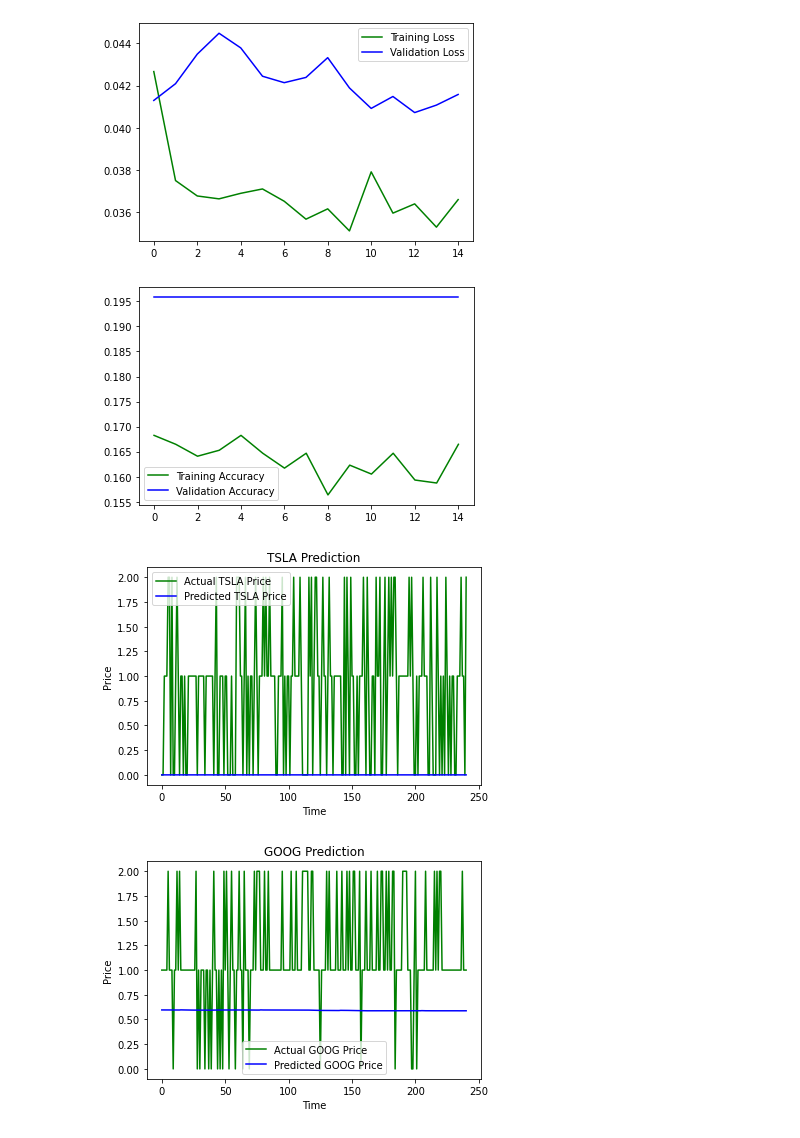
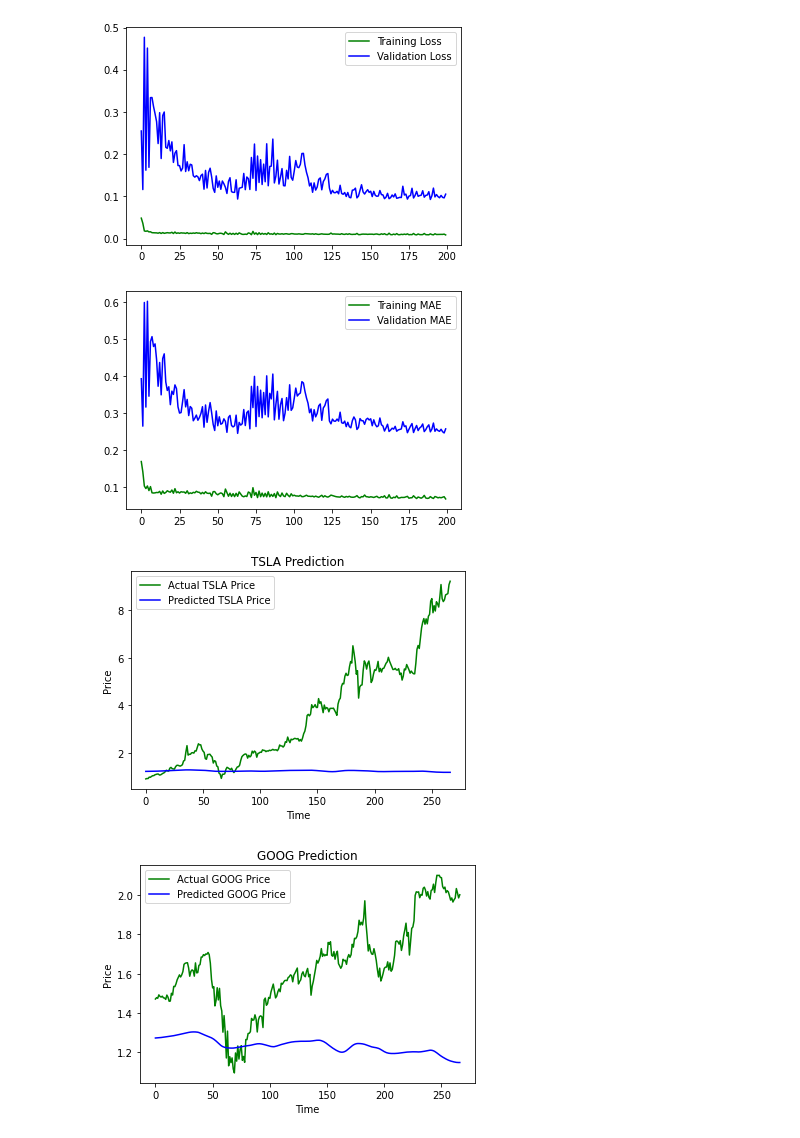
Before and after one commit to MKL0501/ML_CryptoStock_Tracking, a Jupyter notebook: Stock_Trainer.ipynb, the cells around one changed output. Cells and saved outputs as stored; diff of their text form; code cells hidden in the pictures.

```diff
--- a/Stock_Trainer.ipynb
+++ b/Stock_Trainer.ipynb
@@ -179,27 +300,32 @@ num_features = scaled_data.shape[1]
 # In[Create Model]
 
 model = Sequential([
-                    LSTM(units = 32, return_sequences = True, input_shape = (x_train.shape[1], x_train.shape[2])),
-                    Dropout(0.2),
+                    LSTM(units = 512, return_sequences = True, input_shape = (x_train.shape[1], x_train.shape[2])),
+                    Dropout(0.4),
+
+                    LSTM(units = 512, return_sequences = True),
+                    #Bidirectional(LSTM(units = 32, return_sequences = True)),
+                    Dropout(0.4),
+
+                    LSTM(units = 512, return_sequences = True),
+                    #Bidirectional(LSTM(units = 32, return_sequences = True)),
+                    Dropout(0.4),
 
                     #Bidirectional(LSTM(units = 32, return_sequences = True)),
-                    #Dropout(0.2),
+                    #Dropout(0.4),
 
-                    #Bidirectional(LSTM(units = 32, return_sequences = True)),
-                    #Dropout(0.2),
+                    LSTM(units = 512, return_sequences = False),
+                    Dropout(0.4),
 
-                    LSTM(units = 32, return_sequences = False),
-                    Dropout(0.2),
-
-                    Dense(units = len(ticker_symbols), activation='softmax')
+                    Dense(units = len(ticker_symbols), activation='linear')
                    ])
 
 model.compile(
-              #loss = 'mse',
-              loss = 'categorical_hinge',
+              loss = 'mse',
+              #loss = 'categorical_crossentropy',
               optimizer = RMSprop(learning_rate = 1e-4),
-              #metrics = ['mae']
-              metrics = ['accuracy']
+              metrics = ['mae']
+              #metrics = ['accuracy']
              )
 
 model.summary()
@@ -233,6 +358,6 @@ history = model.fit(
                     shuffle = False,
                     validation_data = (x_val, y_val),
                     validation_freq = val_freq,
-                    callbacks = [EarlyStopping(patience = wait)]
+                    #callbacks = [EarlyStopping(patience = wait)]
                    )
 # %% [output]
@@ -327,38 +432,38 @@ plt.show()
 
 #plot accuracy
 plt.plot(
 
-         history.history['accuracy'],
-         label = 'Training Accuracy',
+         history.history['mae'],
+         label = 'Training MAE',
          color = 'green',
          linestyle = 'solid'
         )
 
 plt.plot(
-         history.history['val_accuracy'],
-         label = 'Validation Accuracy',
+         history.history['val_mae'],
+         label = 'Validation MAE',
          color = 'blue',
          linestyle = 'solid'
         )
 
 plt.legend()
 plt.show()
 
 
 #plot stock predictions
 y_test_2d = y_test.reshape(y_test.shape[0], y_test.shape[2])
 y_pred = np.array(y_pred)
 
 for i in range(len(ticker_symbols)):
     plt.plot(y_test_2d[:, i], color = 'green', label = 'Actual ' + ticker_symbols[i] + ' Price')
     plt.plot(y_pred[:, i], color = 'blue', label = 'Predicted ' + ticker_symbols[i] + ' Price')
     plt.title(ticker_symbols[i] + ' Prediction')
     plt.xlabel('Time')
     plt.ylabel('Price')
     plt.legend()
     plt.show()
 # %% [output]
-[figure, old version]
+[figure, new version]
-[figure, old version]
+[figure, new version]
-[figure, old version]
+[figure, new version]
-[figure, old version]
+[figure, new version]
```
Also changed, not shown: parts of 26 cells of this notebook.
